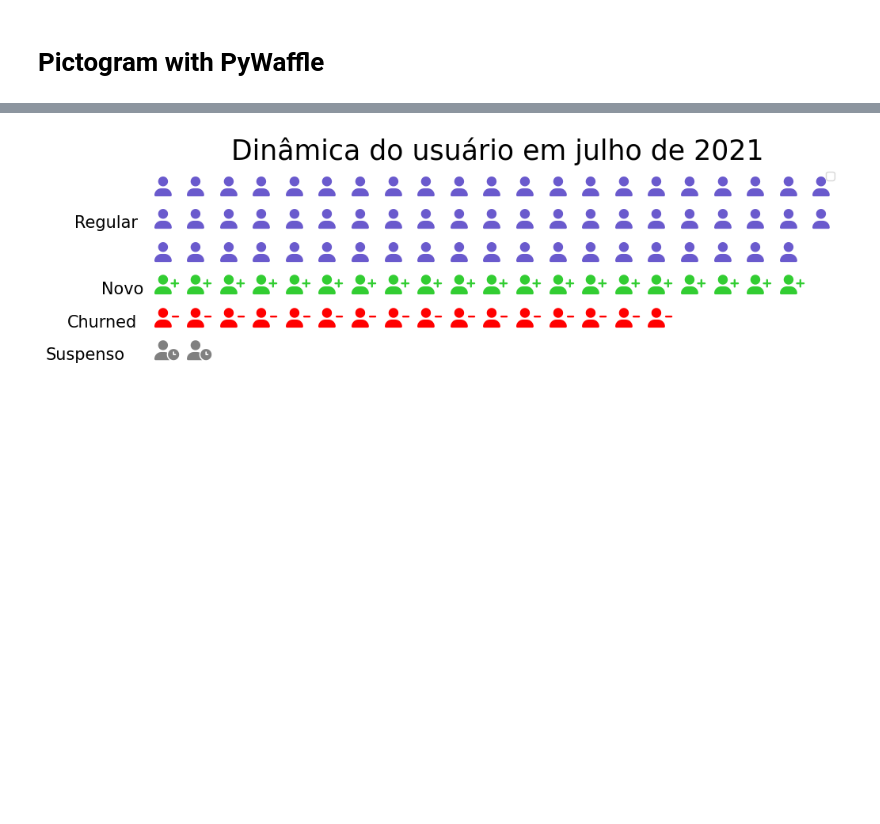
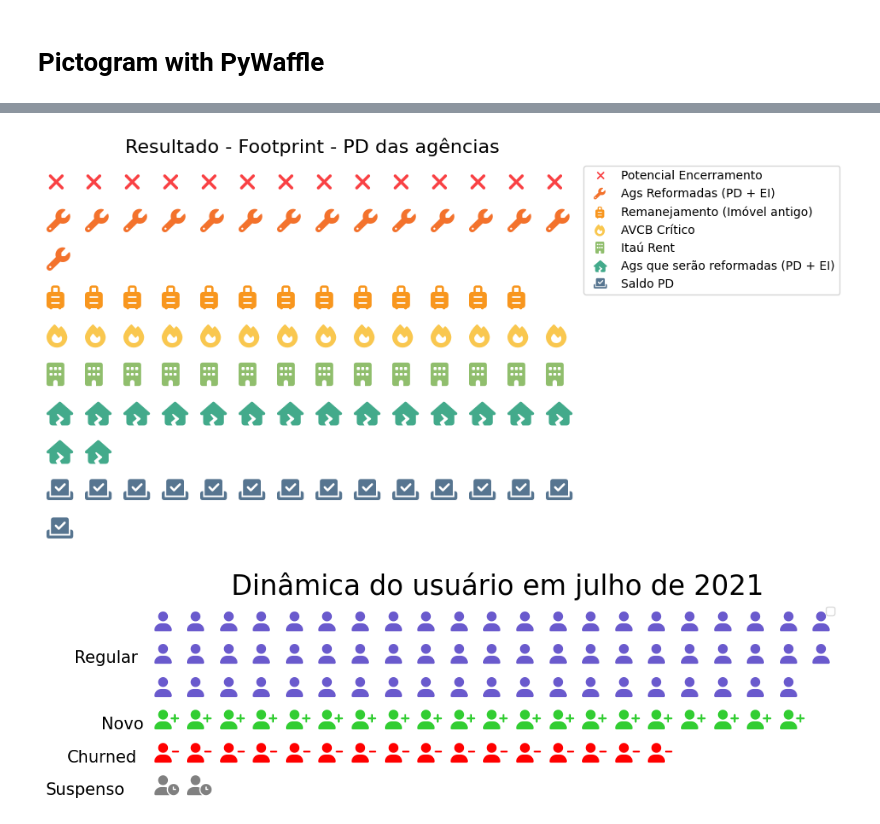
Before and after one commit to emersonrafaels/plotly_python_dataviz_course, a Jupyter notebook: Plotly_Funnel_Dot_Point_Pictogram.ipynb, the cells around one changed output, grey strips where cells are left out. Drawn from its saved outputs; the diff is of its cells as text; code cells hidden in the pictures; blank space fills up the shorter version.

```diff
--- a/Plotly_Funnel_Dot_Point_Pictogram.ipynb
+++ b/Plotly_Funnel_Dot_Point_Pictogram.ipynb
@@ -294,0 +213,4 @@ plt.show()
+# %%
+df_groupby_count_funnel = df_groupby_count_funnel.set_index("GROUP FUNNEL LABEL")
+# %%
+df_groupby_count_funnel["PERCENT"] = round(100*df_groupby_count_funnel["QUANTIDADE"]/df_groupby_count_funnel["QUANTIDADE"].sum(), 0)
@@ -295,3 +239,30 @@ plt.show()
+# %%
+data = df_groupby_count_funnel["PERCENT"].to_dict()
+# %%
+colors = ["#f94144", "#f3722c", "#f8961e", "#f9c74f", "#90be6d", "#43aa8b", "#577590"]
+icons = ['xmark', 'wrench', 'suitcase-rolling', 'fire', 'building', 'house-crack', 'check-to-slot']
+# %%
+fig = plt.figure(FigureClass=Waffle,
+                 figsize=(15,5),
+                 values=data,
+                 columns=int(100/7),
+                 colors=colors,
+                 icons=icons,
+                 font_size=20,
+                 icon_style='solid',
+                 icon_legend=True,
+                 vertical=True,
+                 starting_location='NW',
+                 block_arranging_style='new-line',
+                 legend={
+                    'labels': list(data.keys()),
+                    'loc': 'upper left',
+                    'bbox_to_anchor': (1, 1)
+                })
+plt.title ('Resultado - Footprint - PD das agências', fontsize=16)
+plt.show()
+# %% [output]
+[figure, added]
 # %%
 fig = plt.figure(FigureClass=Waffle,
                  figsize=(9,7),
```
Also changed, not shown: parts of 14 cells of this notebook.
